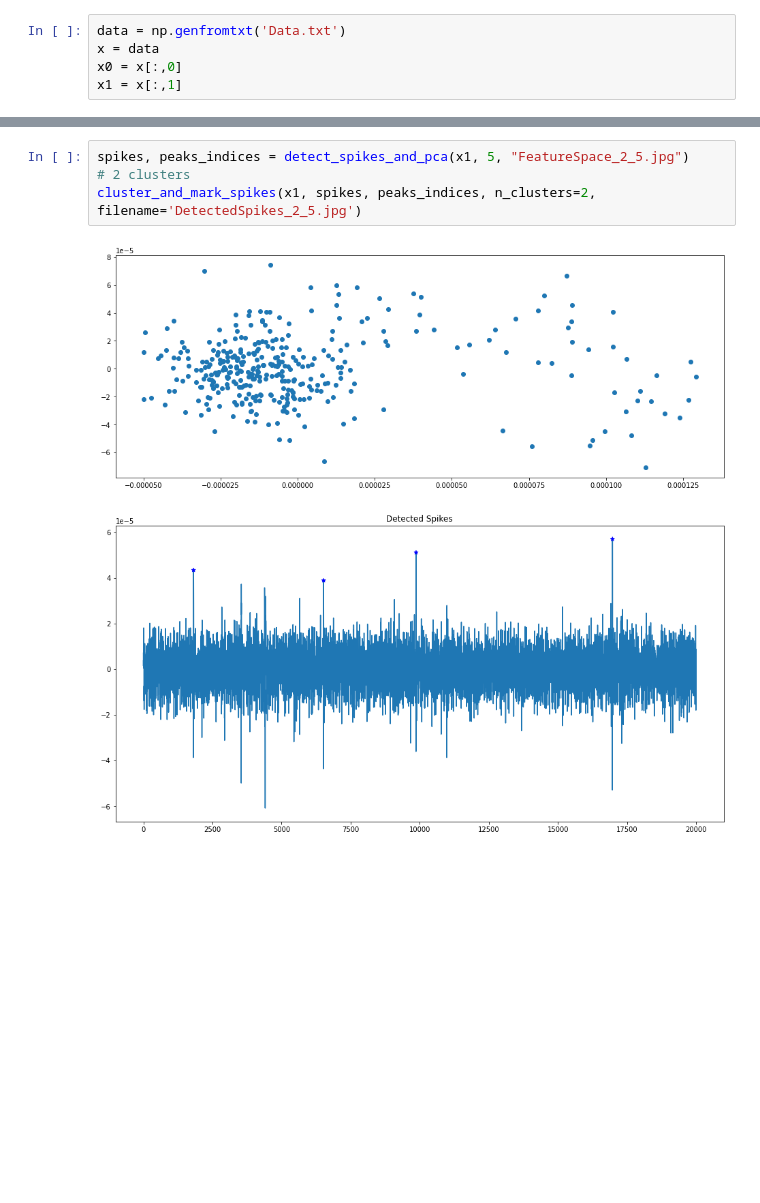
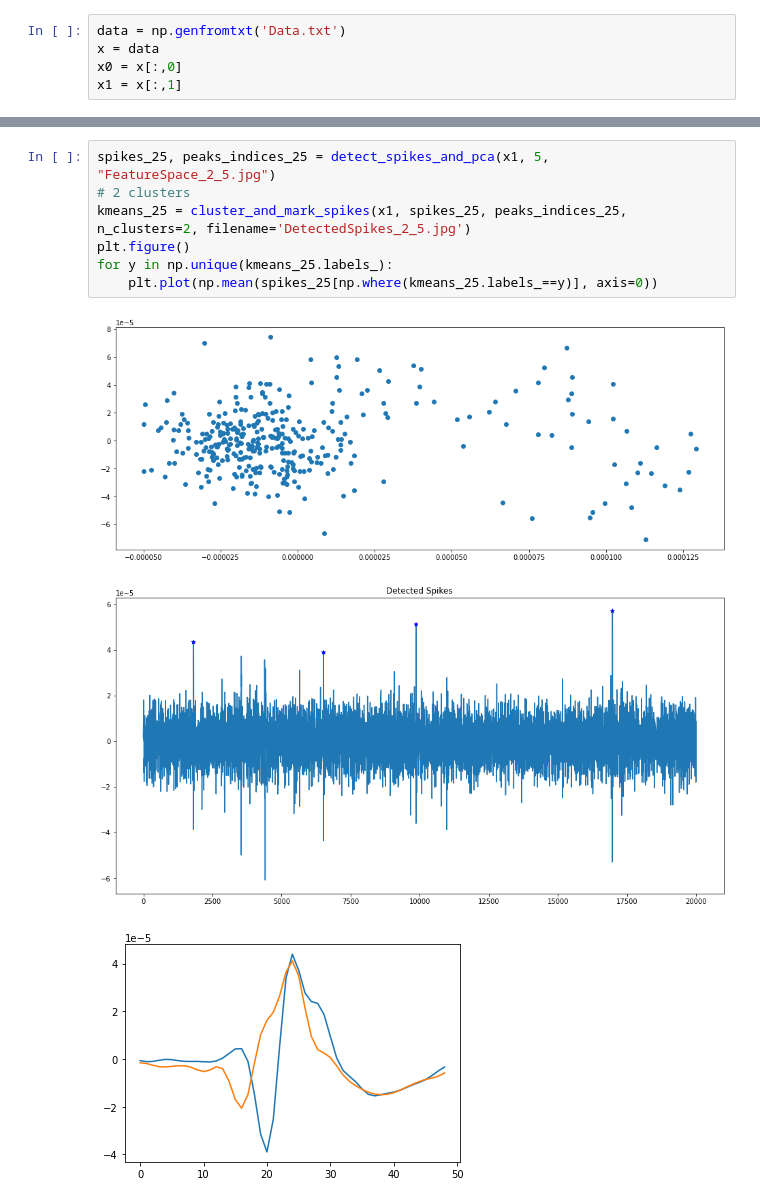
Before and after one commit to eslamHegazy/spike-sorting, a Jupyter notebook: a3.ipynb, the cells around one changed output, grey strips where cells are left out. Saved outputs shown, nothing was run; the diff lists cells and outputs as text; blank space fills up the shorter version.

```diff
--- a/a3.ipynb
+++ b/a3.ipynb
@@ -92,7 +106,11 @@ cluster_and_mark_spikes(x1, spikes, peaks_indices, n_clusters=2, filename='Detec
 # %%
-spikes, peaks_indices = detect_spikes_and_pca(x1, 5, "FeatureSpace_2_5.jpg")
+spikes_25, peaks_indices_25 = detect_spikes_and_pca(x1, 5, "FeatureSpace_2_5.jpg")
 # 2 clusters
-cluster_and_mark_spikes(x1, spikes, peaks_indices, n_clusters=2, filename='DetectedSpikes_2_5.jpg')
+kmeans_25 = cluster_and_mark_spikes(x1, spikes_25, peaks_indices_25, n_clusters=2, filename='DetectedSpikes_2_5.jpg')
+plt.figure()
+for y in np.unique(kmeans_25.labels_):
+    plt.plot(np.mean(spikes_25[np.where(kmeans_25.labels_==y)], axis=0))
 # %% [output]
 [figure]
 [figure]
+[figure, added]
```
Also changed, not shown: parts of 6 cells of this notebook, 4 other files.
